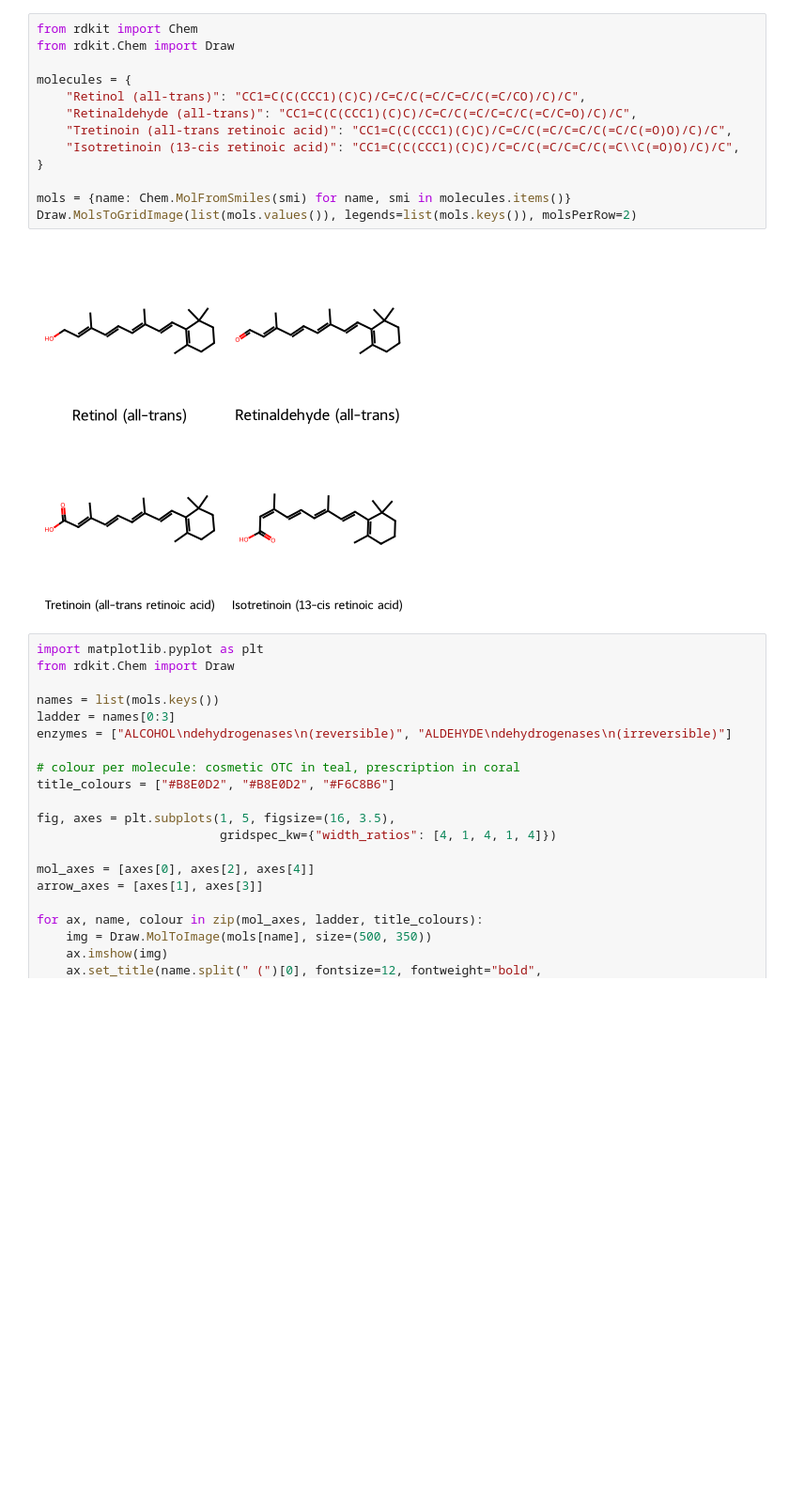
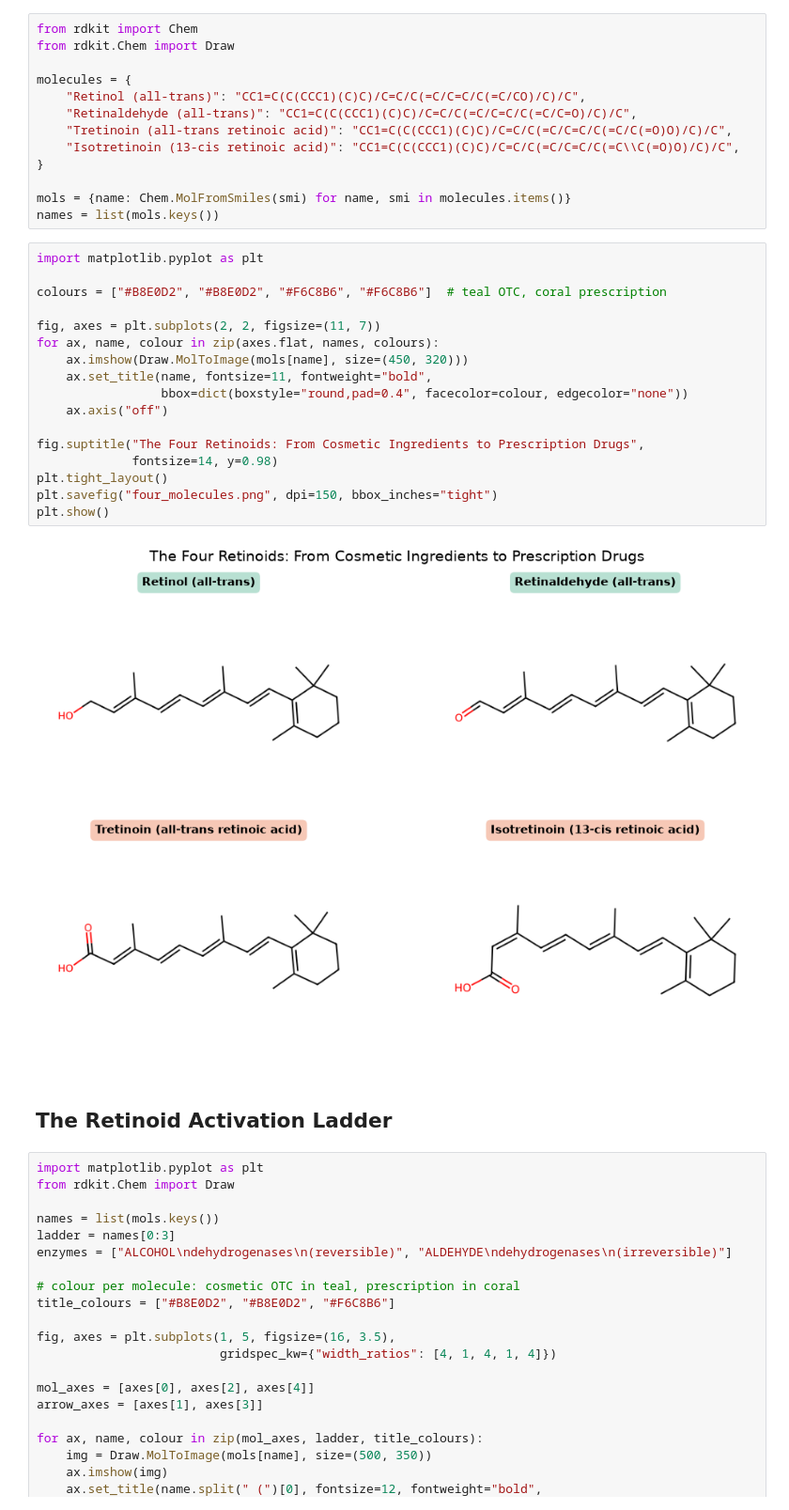
Before and after one commit to luisabbarclay1/Retinoid-analysis, a Jupyter notebook: retinoid_analysis.ipynb, the cells around one changed output. Shown at 94% size. Saved outputs shown, nothing was run; the diff lists cells and outputs as text; blank space fills up the shorter version.

Commit message:
Styled figures, Lipinski table, headers, intro scope

```diff
--- a/retinoid_analysis.ipynb
+++ b/retinoid_analysis.ipynb
@@ -12,9 +15,28 @@ molecules = {
 }
 
 mols = {name: Chem.MolFromSmiles(smi) for name, smi in molecules.items()}
-Draw.MolsToGridImage(list(mols.values()), legends=list(mols.keys()), molsPerRow=2)
+names = list(mols.keys())
-# %% [output]
-[figure, removed]
+# %%
+import matplotlib.pyplot as plt
+
+colours = ["#B8E0D2", "#B8E0D2", "#F6C8B6", "#F6C8B6"]  # teal OTC, coral prescription
+
+fig, axes = plt.subplots(2, 2, figsize=(11, 7))
+for ax, name, colour in zip(axes.flat, names, colours):
+    ax.imshow(Draw.MolToImage(mols[name], size=(450, 320)))
+    ax.set_title(name, fontsize=11, fontweight="bold",
+                 bbox=dict(boxstyle="round,pad=0.4", facecolor=colour, edgecolor="none"))
+    ax.axis("off")
+
+fig.suptitle("The Four Retinoids: From Cosmetic Ingredients to Prescription Drugs",
+             fontsize=14, y=0.98)
+plt.tight_layout()
+plt.savefig("four_molecules.png", dpi=150, bbox_inches="tight")
+plt.show()
+# %% [output]
+[figure, added]
+# %% [markdown]
+## The Retinoid Activation Ladder
 # %%
 import matplotlib.pyplot as plt
 from rdkit.Chem import Draw
```
Also changed, not shown: parts of 3 cells of this notebook, 1 other file.
